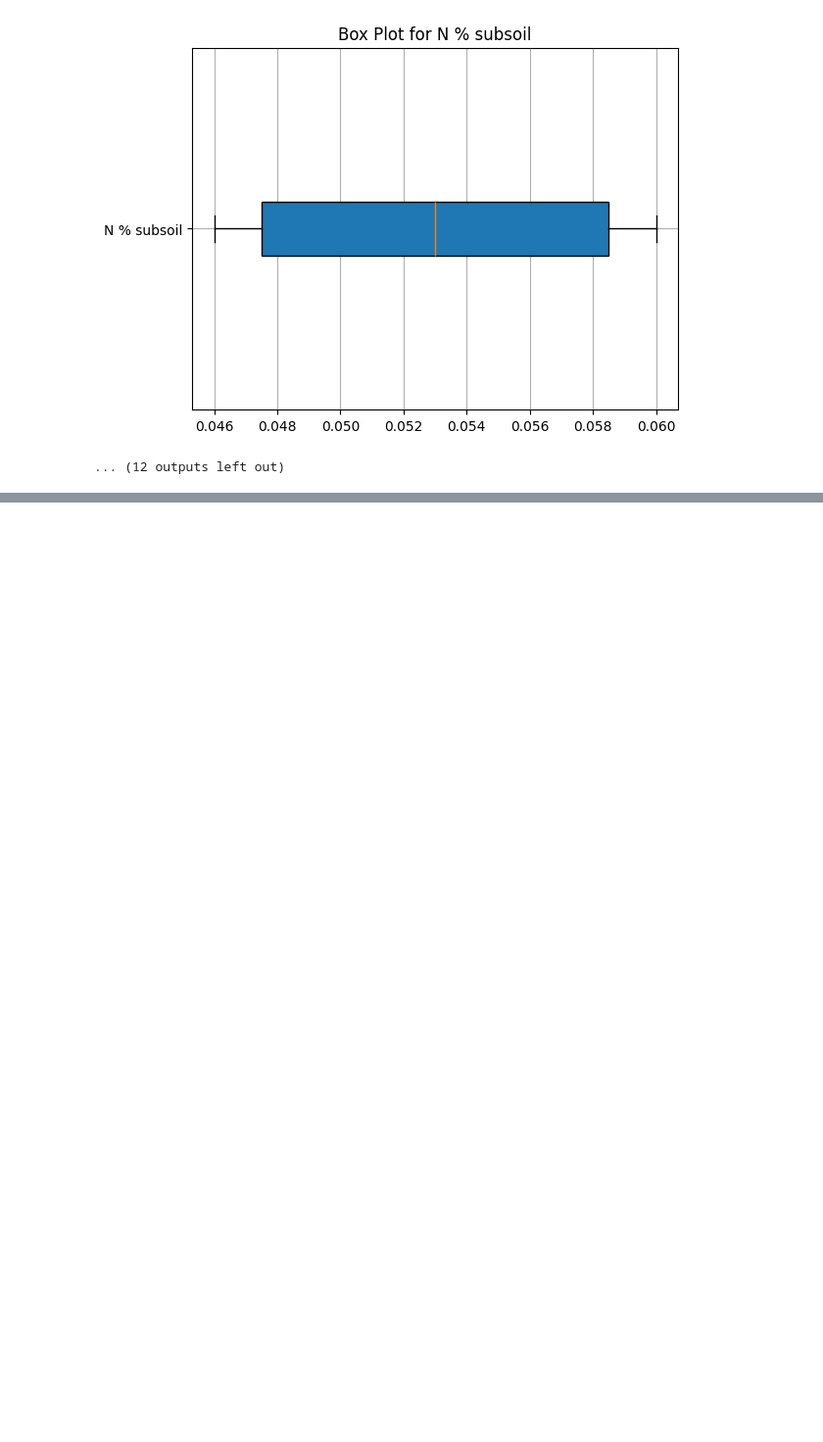
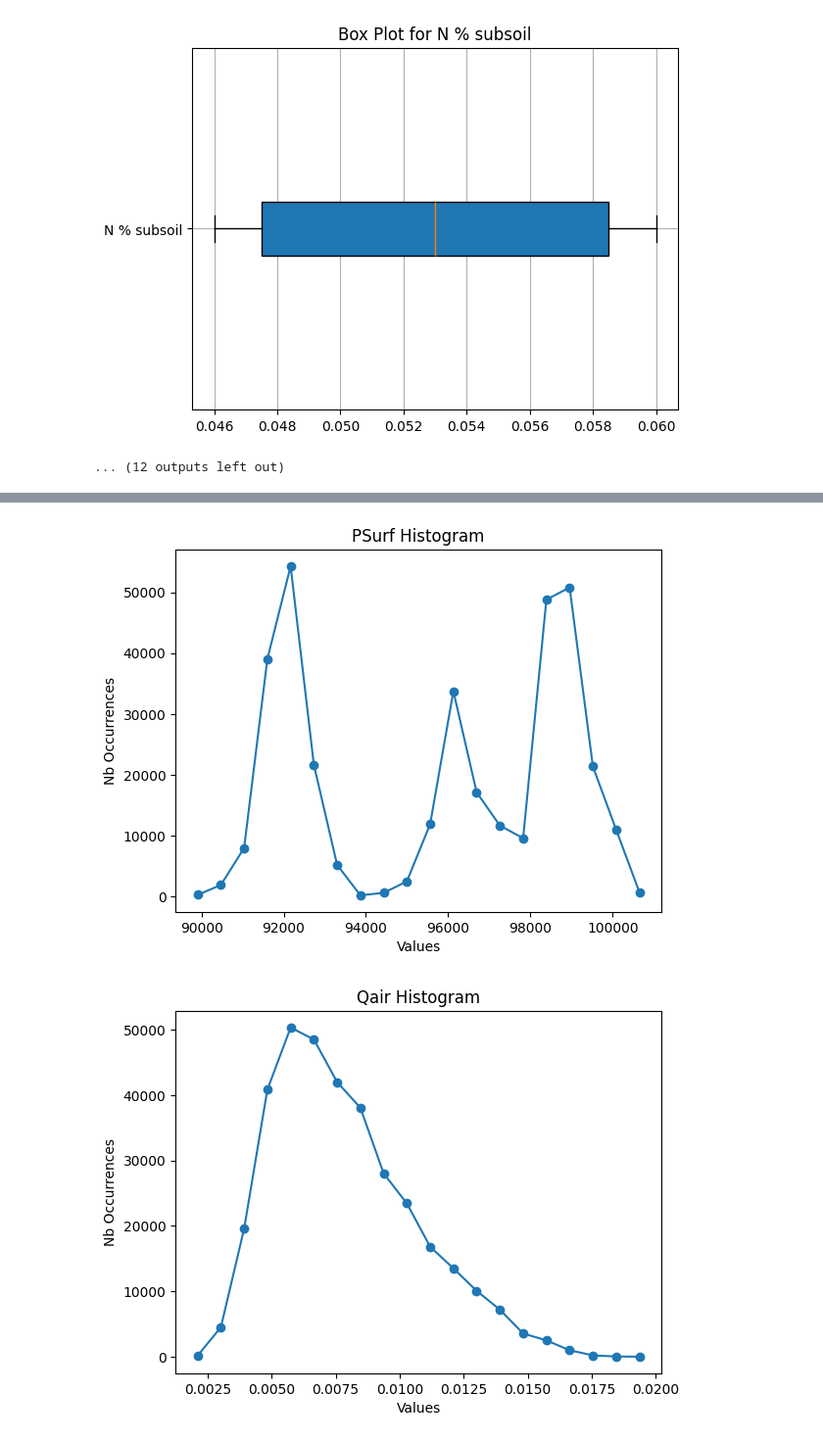
Before and after one commit to rahilGhamraci/Data-Mining-Project, a Jupyter notebook: part 1.ipynb, the cells around one changed output, grey strips where cells are left out. Shown at 98% size. Drawn from its saved outputs; the diff is of its cells as text; code cells hidden in the pictures; blank space fills up the shorter version.

Commit message:
adding Question Aand B for climate attributes

```diff
--- a/part 1.ipynb
+++ b/part 1.ipynb
@@ -361,7 +362,7 @@ def mode(df, attribute):
 # %%
 def calculate_tendencies(df, attribute):
 
-    attribute_values = df[attribute]
+    attribute_values = pd.to_numeric(df[attribute], errors='coerce').dropna()
 
     if np.issubdtype(attribute_values.dtype, np.number):
 
@@ -398,3 +443,13 @@ def missing_unique_values(df, attribute):
+# %%
+def bar_chart(df,attribute_name, bins=10):
+
+    attribute_values = df[attribute_name]
+    plt.hist(attribute_values.dropna(), bins=bins, edgecolor='k', alpha=0.75)
+    plt.xlabel('Values')
+    plt.ylabel('Frequencies')
+    plt.title(f'Histogram for {attribute_name}')
+    plt.tight_layout()
+    plt.show()
 # %%
 
 soil_numerical_cols = tizi_ouzou_soil_gdf.select_dtypes(include=[np.number]).columns
@@ -1103,18 +553,6 @@ for attribute in attributes:
 [figure]
 ... (12 outputs left out)
 # %%
-
-def bar_chart(attribute_name, bins=10):
-
-    attribute_values = tizi_ouzou_soil_gdf[attribute_name]
-    plt.hist(attribute_values.dropna(), bins=bins, edgecolor='k', alpha=0.75)
-    plt.xlabel('Values')
-    plt.ylabel('Frequencies')
-    plt.title(f'Histogram for {attribute_name}')
-    plt.tight_layout()
-    plt.show()
-
-
 
 attributes = [
     'sand % topsoil', 'sand % subsoil', 'silt % topsoil', 'silt% subsoil',
@@ -1127,7 +565,7 @@ attributes = [
 ]
 
 for attribute in attributes:
-    bar_chart(attribute, bins=20)
+    bar_chart(tizi_ouzou_soil_gdf,attribute, bins=20)
 # %% [output]
 [figure]
 [figure]
@@ -1197,0 +614,4 @@ for attribute in attributes:
+# %%
+df = pd.read_csv('final_climate_data.csv', delimiter=',' , engine='python')
+print(df.info())
+print(df.head())
@@ -1197,0 +707,10 @@ for attribute in attributes:
+# %%
+
+
+attributes = ['PSurf', 'Qair', 'Rainf', 'Snowf', 'Tair', 'Wind', 'lon', 'lat']
+
+for attribute in attributes:
+    histogram(attribute, df[attribute].values, bins=20)
+# %% [output]
+[figure, added]
+[figure, added]
```
Also changed, not shown: parts of 95 cells of this notebook.
